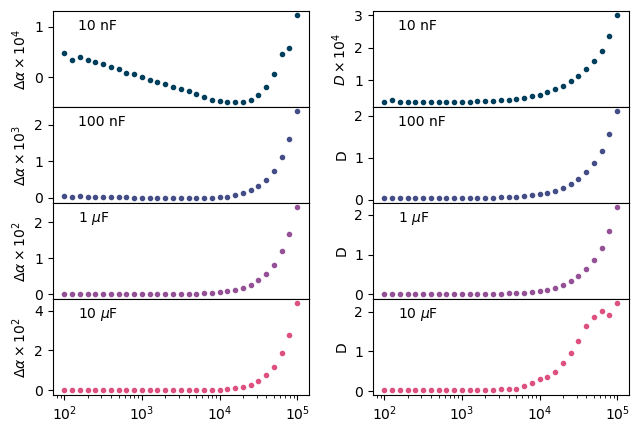
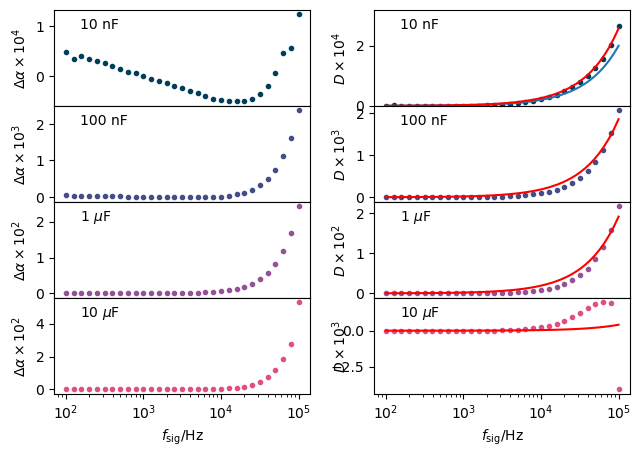
Unified diff of the notebook cell whose output changed from the first chart to the second:
--- before
+++ after
@@ -21,5 +21,5 @@
 for n in range(4):
     ax[2*n].plot(Bset.f,Bset.alpha0[n,:]*mula[n],'.',color=co[n])
-    ax[2*n+1].plot(Bset.f,Bset.D[n,:]*mulD[n],'.',color=co[n])
+    ax[2*n+1].plot(Bset.f,Bset.D0[n,:]*mulD[n],'.',color=co[n])
 for i in range(4):
     ax[2*i].text(0.1,0.8,la[i],transform=ax[2*i].transAxes)
@@ -45,5 +45,20 @@
 ax[7].set_ylabel(r'$D \times 10^3$ ')
 
-ax[1].yaxis.set_label_coords(x, y, transform=None)
+ff = np.logspace(2,5)
+ax[1].plot(ff,2/1e5*ff)
+n =1
+#ax[2*n+1].plot(Bset.f[-10:],Bset.D0[n,-10:]*mulD[n],'r-')
+for n in range(4):
+    x= Bset.f[-10:]
+    y = Bset.D0[n,-10:]*mulD[n]
+    sl= np.sum(x * y) / np.sum(x * x)
+    #pf = np.polyfit(Bset.f[-10:],Bset.D0[n,-10:]*mulD[n],1)
+    ax[2*n+1].plot(ff,sl*ff,'r-')
+
+
+
+
+for i in range(8):
+    ax[i].yaxis.set_label_coords(-0.1,0.5, transform=None)
 ax[1].set_ylim(0,3.2)
 ax[6].set_xlabel('$f_\mathrm{sig} $/Hz')

Commit: Worked on analysis on my pc